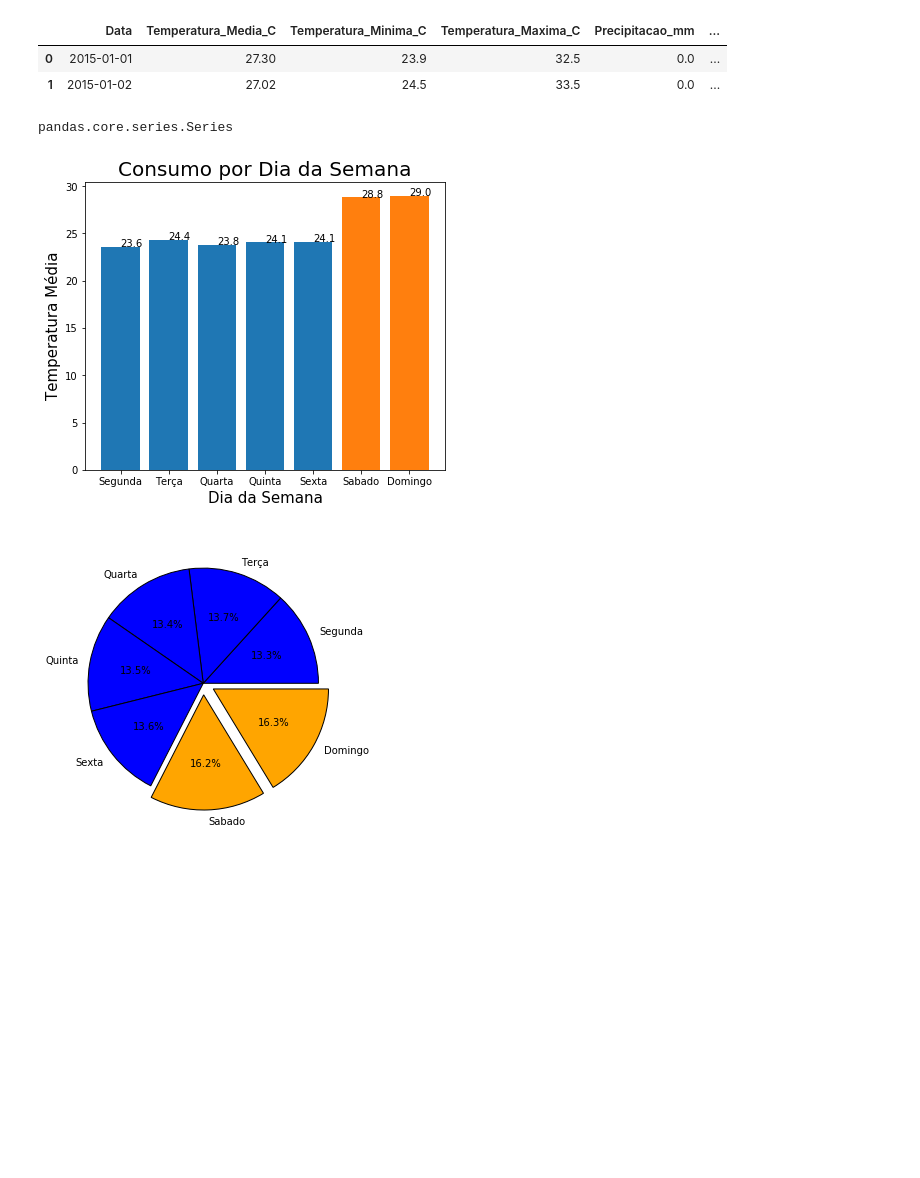
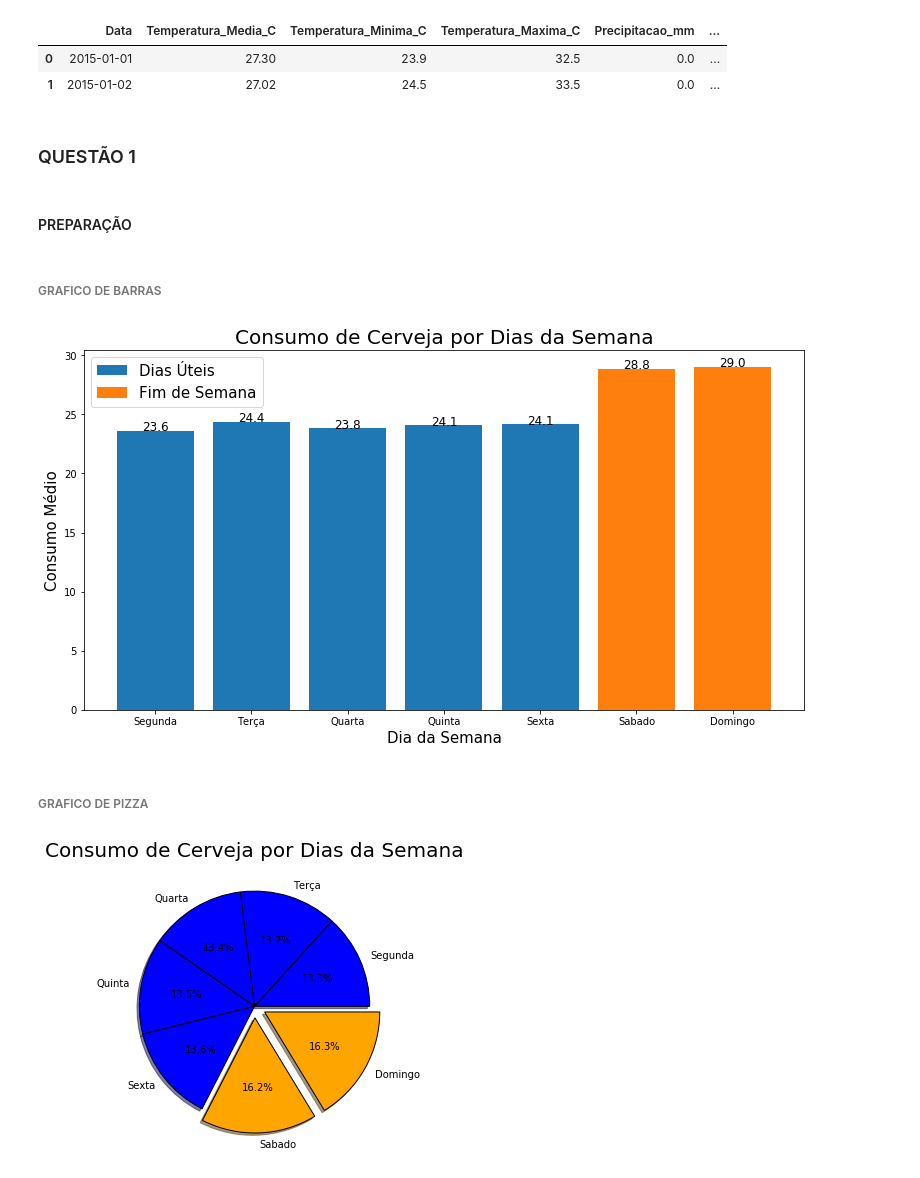
Before and after one commit to rangeljc/DataScience_class, a Jupyter notebook: Tarefa2/Tarefa2_ppca.ipynb, the cells around one changed output. Drawn from its saved outputs; the diff is of its cells as text; code cells hidden in the pictures; blank space fills up the shorter version.

```diff
--- a/Tarefa2/Tarefa2_ppca.ipynb
+++ b/Tarefa2/Tarefa2_ppca.ipynb
@@ -9,45 +16,53 @@ dataset.head(2)
 |  | Data | Temperatura_Media_C | Temperatura_Minima_C | Temperatura_Maxima_C | Precipitacao_mm | ... |
 | 0 | 2015-01-01 | 27.30 | 23.9 | 32.5 | 0.0 | ... |
 | 1 | 2015-01-02 | 27.02 | 24.5 | 33.5 | 0.0 | ... |
+# %% [markdown]
+### QUESTÃO 1
+# %% [markdown]
+#### PREPARAÇÃO
 # %%
-consumo = dataset.groupby('dia_semana')['Consumo_de_cerveja_litros'].mean()
-consumo_du = consumo[consumo.index < 5]
-consumo_fs = consumo[consumo.index > 4]
-consumo.index = ['Segunda', 'Terça', 'Quarta', 'Quinta', 'Sexta', 'Sabado', 'Domingo']
-type(consumo_du)
+consumo_sem = dataset.groupby('dia_semana')['Consumo_de_cerveja_litros'].mean()
+consumo_du = consumo_sem[consumo_sem.index < 5]
+consumo_fs = consumo_sem[consumo_sem.index > 4]
+consumo_sem.index = ['Segunda', 'Terça', 'Quarta', 'Quinta', 'Sexta', 'Sabado', 'Domingo']
-# %% [output]
-pandas.core.series.Series
+# %% [markdown]
+###### GRAFICO DE BARRAS
 # %%
-fig = plt.figure(figsize=(5,4))
+fig = plt.figure(figsize=(10,5))
 eixos = fig.add_axes([0, 0, 1, 1])
 
 indice_du = range(len(consumo_du))
-indice_fs = range(len(consumo_du), len(consumo))
+indice_fs = range(len(consumo_du), len(consumo_sem))
 
 eixos.bar(indice_du, consumo_du)
 eixos.bar(indice_fs, consumo_fs)
 for i in indice_du:
-        eixos.text(i,consumo_du[i],consumo_du[i].round(1))
+        eixos.text(i,consumo_du[i],consumo_du[i].round(1), fontsize=12, ha='center')
 for i in indice_fs:
-        eixos.text(i,consumo_fs[i],consumo_fs[i].round(1))
-eixos.set_title('Consumo por Dia da Semana', fontsize=20)
+        eixos.text(i,consumo_fs[i],consumo_fs[i].round(1), fontsize=12, ha='center')
+eixos.set_title('Consumo de Cerveja por Dias da Semana', fontsize=20)
 eixos.set_xlabel('Dia da Semana', fontsize=15)
-eixos.set_ylabel('Temperatura Média', fontsize=15)
-eixos.set_xticks(range(len(consumo)))
-eixos.set_xticklabels(consumo.index)
+eixos.set_ylabel('Consumo Médio', fontsize=15)
+eixos.set_xticks(range(len(consumo_sem)))
+eixos.set_xticklabels(consumo_sem.index)
+eixos.legend(['Dias Úteis', 'Fim de Semana'], fontsize=15, loc='best')
 
 plt.show()
 # %% [output]
-[figure, old version]
+[figure, new version]
+# %% [markdown]
+###### GRAFICO DE PIZZA
 # %%
-fig2 = plt.figure(figsize=(5,4))
-eixos = fig2.add_axes([0, 0, 1, 1])
+fig = plt.figure(figsize=(5,4))
+eixos = fig.add_axes([0, 0, 1, 1])
 
 cor = ['b','b','b','b','b','orange','orange']
 exp = [0,0,0,0,0,0.1,0.1]
 
-eixos.pie(consumo, labels=consumo.index, explode=exp, autopct='%.1f%%', colors = cor, wedgeprops = {'edgecolor': 'k'})
+eixos.pie(consumo_sem, labels=consumo_sem.index, explode=exp, shadow = True,
+          autopct='%.1f%%', colors = cor, wedgeprops = {'edgecolor': 'k'})
+eixos.set_title('Consumo de Cerveja por Dias da Semana', fontsize=20)
 
 plt.show()
 # %% [output]
-[figure, old version]
+[figure, new version]
```
Also changed, not shown: parts of 13 cells of this notebook, 9 other files.
